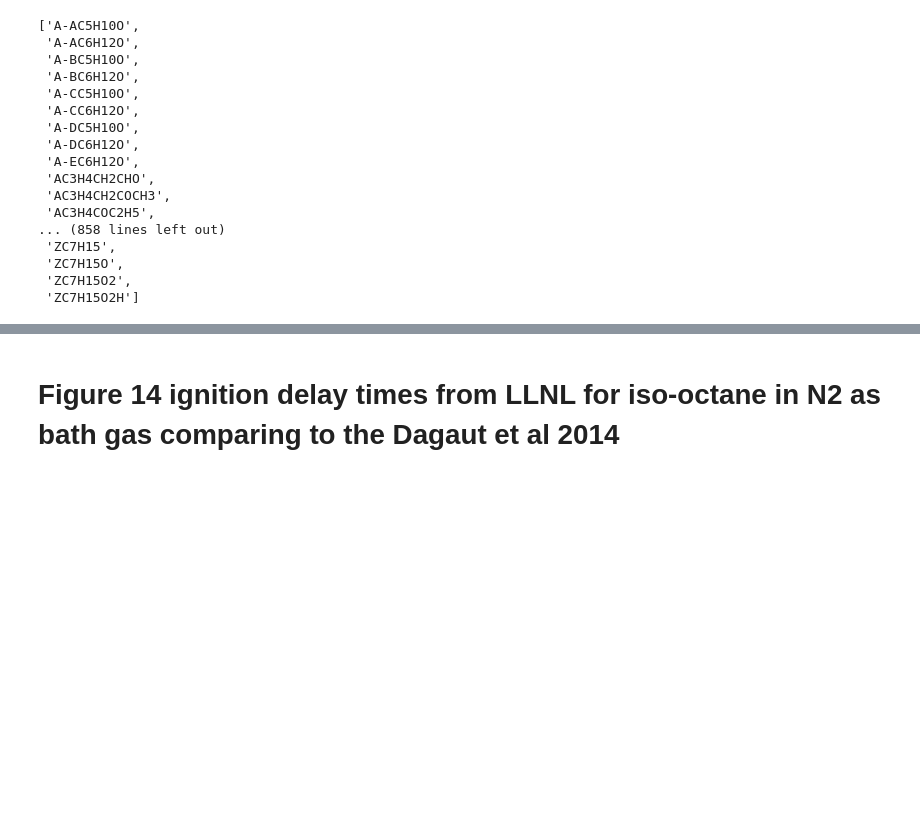
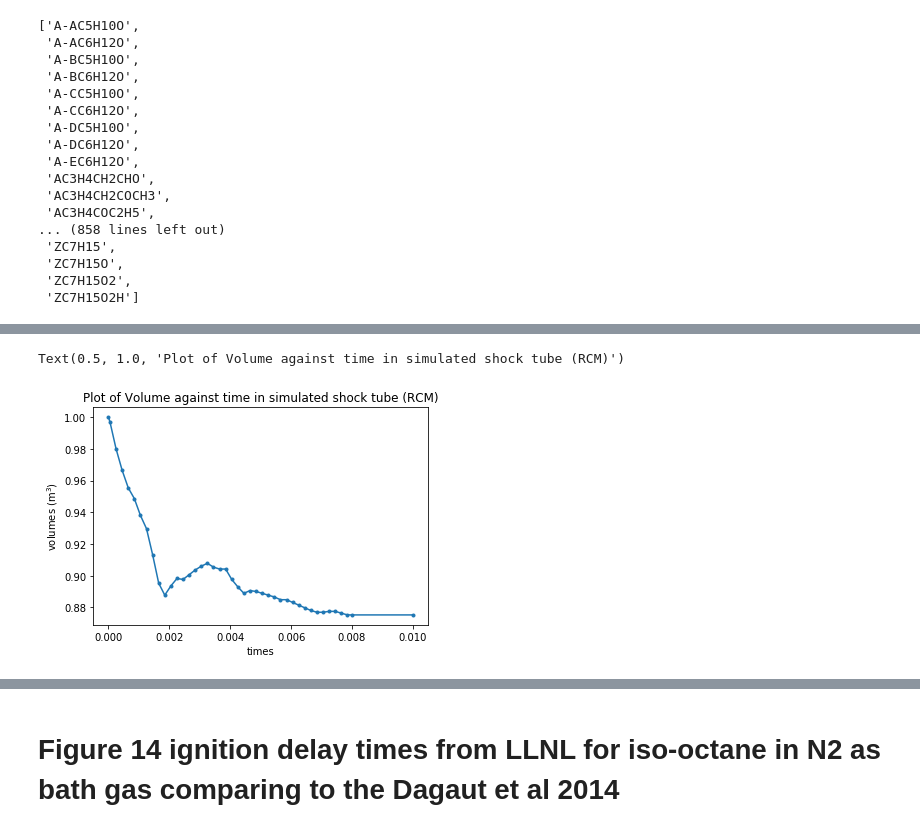
Before and after one commit to ajuluc/GTL, a Jupyter notebook: ic8_ignition_delay_LLNL.ipynb, the cells around one changed output, grey strips where cells are left out. Cells and saved outputs as stored; diff of their text form; code cells hidden in the pictures; blank space fills up the shorter version.

```diff
--- a/ic8_ignition_delay_LLNL.ipynb
+++ b/ic8_ignition_delay_LLNL.ipynb
@@ -41,7 +45,7 @@ For species EC6H13O2, discontinuity in s/R detected at Tmid = 1388
         Value computed using high-temperature polynomial: 107.116
 PASSED.
 # %%
-gas = ct.Solution('/Users/ebubeajulu/Code/GTL/ic8/ic8_ver3_mech.cti')
+gas = ct.Solution('/home/ajulu.c/Code/GTL/ic8/ic8_ver3_mech.cti')
 # %% [output]
 **** WARNING ****
 For species EC6H13O2, discontinuity in s/R detected at Tmid = 1388
@@ -68,7 +72,7 @@ sorted(gas.species_names)
  'ZC7H15O2',
  'ZC7H15O2H']
 # %%
-gas.TP = 900, 10e6
+gas.TP = 900, 16e5
 gas.set_equivalence_ratio(phi=1.0, fuel='IC8H18', oxidizer='O2:0.2, N2:0.8' )
 gas()
 # %% [output]
@@ -123,0 +198,18 @@ gas()
+# %%
+"""
+Calculate an array of relative volumes, to correspond
+to the array of relative pressures given by `pressures`
+assuming isentropic compression/expansion.
+"""
+
+initial_pressure = 16e5
+gas.TP = 900, initial_pressure
+initial_entropy = gas.entropy_mass
+initial_density = gas.density
+initial_volume = 1.0
+volumes = np.ones_like(pressures)
+
+for i, p in enumerate(pressures):
+    gas.SP = initial_entropy, p*initial_pressure
+    volumes[i] = initial_volume*initial_density/gas.density
+volumes
@@ -123,0 +226,8 @@ gas()
+# %%
+plt.plot(times, volumes, '.-')
+plt.xlabel('times')
+plt.ylabel('volumes (m$^3$)')
+plt.title('Plot of Volume against time in simulated shock tube (RCM)')
+# %% [output]
+Text(0.5, 1.0, 'Plot of Volume against time in simulated shock tube (RCM)')
+[figure, added]
```
Also changed, not shown: parts of 20 cells of this notebook, 2 other files.
